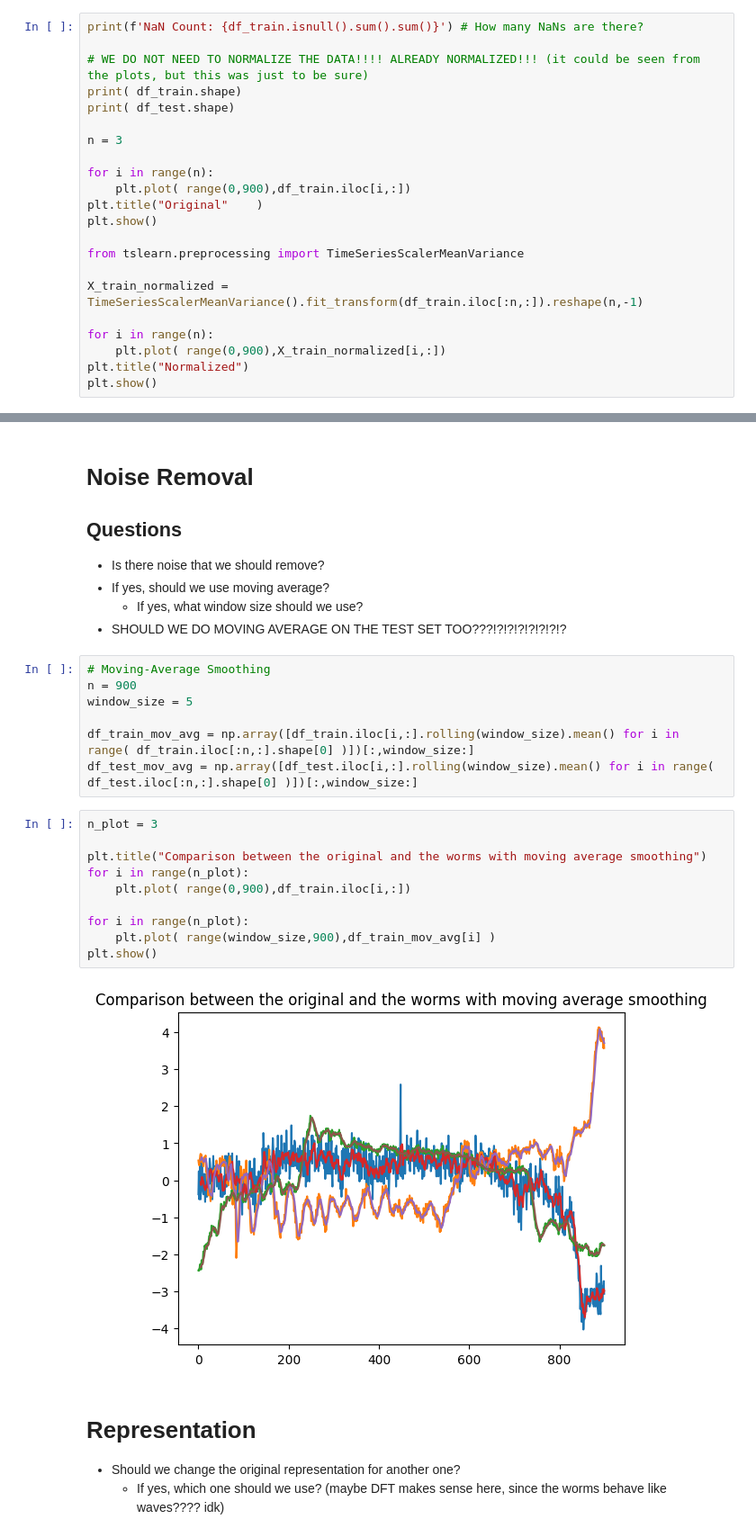
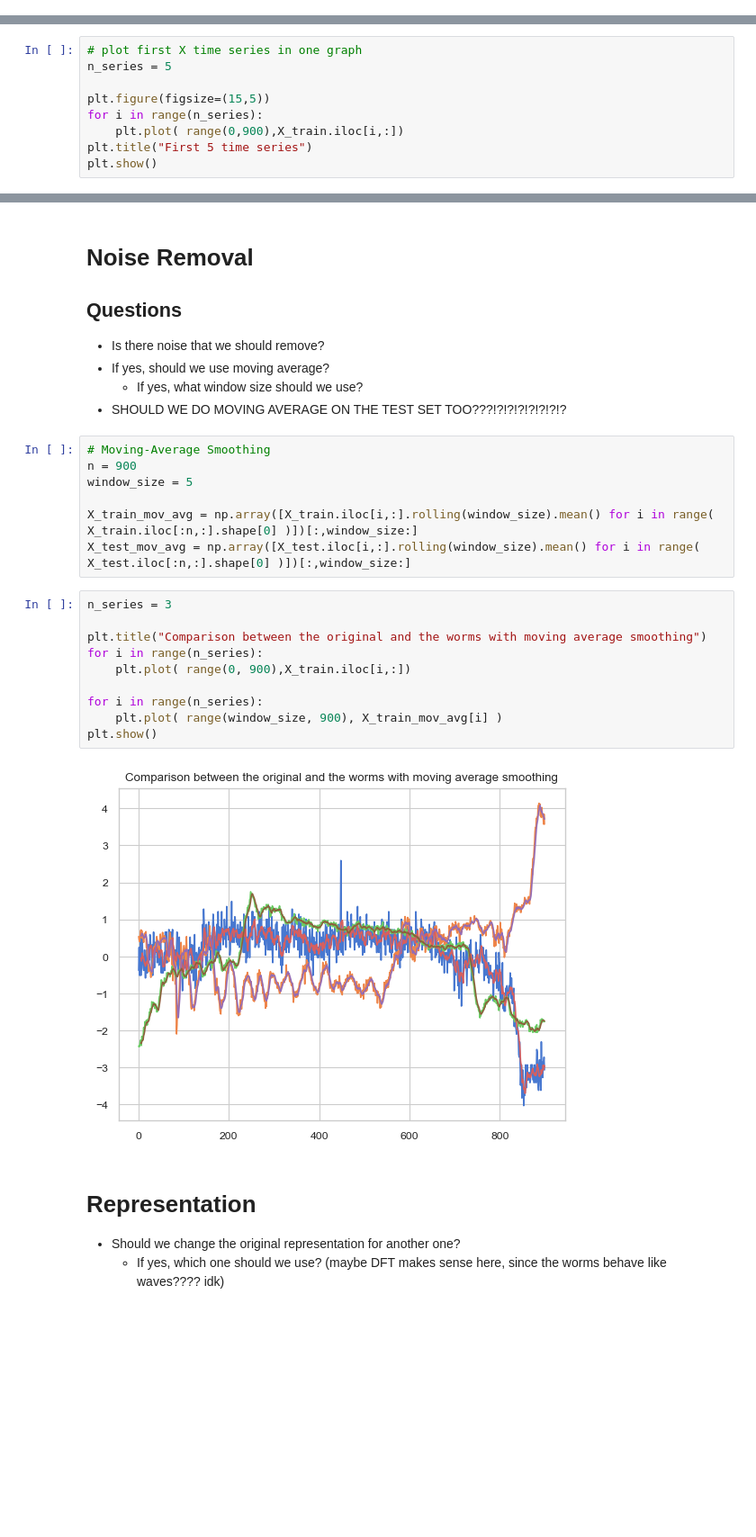
Before and after one commit to eduardotanqueiro/Project2-AAA, a Jupyter notebook: src/AAA2324_P2_62515_62928.ipynb, the cells around one changed output, grey strips where cells are left out. Shown at 90% size. Drawn from its saved outputs; the diff is of its cells as text; blank space fills up the shorter version.

Commit message:
beautifying some initial graphs and starting modelling part

```diff
--- a/src/AAA2324_P2_62515_62928.ipynb
+++ b/src/AAA2324_P2_62515_62928.ipynb
@@ -41,22 +69,0 @@ df_test.drop(columns=[ df_test.columns[0] ], inplace=True)
-# %%
-print(f'NaN Count: {df_train.isnull().sum().sum()}') # How many NaNs are there?
-
-# WE DO NOT NEED TO NORMALIZE THE DATA!!!! ALREADY NORMALIZED!!! (it could be seen from the plots, but this was just to be sure)
-print( df_train.shape)
-print( df_test.shape)
-
-n = 3
-
-for i in range(n):
-    plt.plot( range(0,900),df_train.iloc[i,:])
-plt.title("Original"	)
-plt.show()
-
-from tslearn.preprocessing import TimeSeriesScalerMeanVariance
-
-X_train_normalized = TimeSeriesScalerMeanVariance().fit_transform(df_train.iloc[:n,:]).reshape(n,-1)
-
-for i in range(n):
-    plt.plot( range(0,900),X_train_normalized[i,:])
-plt.title("Normalized")
-plt.show()
@@ -68,0 +120,9 @@ NaN Count: 0
+# %%
+# plot first X time series in one graph
+n_series = 5
+
+plt.figure(figsize=(15,5))
+for i in range(n_series):
+    plt.plot( range(0,900),X_train.iloc[i,:])
+plt.title("First 5 time series")
+plt.show()
@@ -78,20 +140,20 @@ NaN Count: 0
 n = 900
 window_size = 5
 
-df_train_mov_avg = np.array([df_train.iloc[i,:].rolling(window_size).mean() for i in range( df_train.iloc[:n,:].shape[0] )])[:,window_size:]
-df_test_mov_avg = np.array([df_test.iloc[i,:].rolling(window_size).mean() for i in range( df_test.iloc[:n,:].shape[0] )])[:,window_size:]
+X_train_mov_avg = np.array([X_train.iloc[i,:].rolling(window_size).mean() for i in range( X_train.iloc[:n,:].shape[0] )])[:,window_size:]
+X_test_mov_avg = np.array([X_test.iloc[i,:].rolling(window_size).mean() for i in range( X_test.iloc[:n,:].shape[0] )])[:,window_size:]
 # %%
-n_plot = 3
+n_series = 3
 
 plt.title("Comparison between the original and the worms with moving average smoothing")
-for i in range(n_plot):
-    plt.plot( range(0,900),df_train.iloc[i,:])
+for i in range(n_series):
+    plt.plot( range(0, 900),X_train.iloc[i,:])
 
-for i in range(n_plot):
-    plt.plot( range(window_size,900),df_train_mov_avg[i] )
+for i in range(n_series):
+    plt.plot( range(window_size, 900), X_train_mov_avg[i] )
 plt.show()
 # %% [output]
-[figure, old version]
+[figure, new version]
 # %% [markdown]
 # Representation
 - Should we change the original representation for another one?
```
Also changed, not shown: parts of 40 cells of this notebook.
